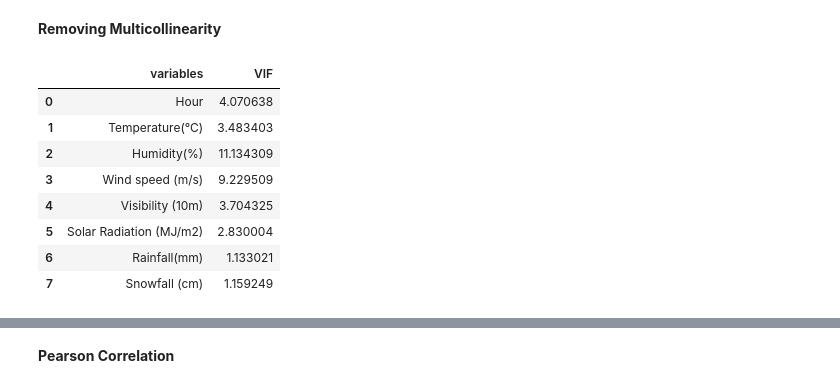
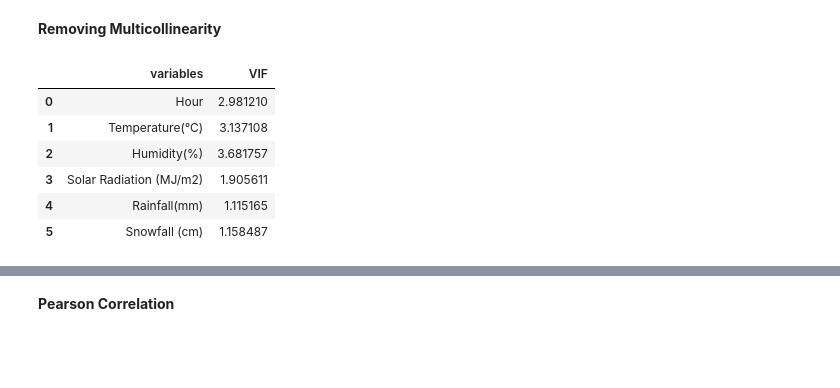
Before and after one commit to RupeshSharma14/Bike-Sharing-Demand-Prediction, a Jupyter notebook: Bike_Sharing_Demand_Prediction_Capstone_Project.ipynb, the cells around one changed output, grey strips where cells are left out. Cells and saved outputs as stored; diff of their text form; code cells hidden in the pictures; blank space fills up the shorter version.

```diff
--- a/Bike_Sharing_Demand_Prediction_Capstone_Project.ipynb
+++ b/Bike_Sharing_Demand_Prediction_Capstone_Project.ipynb
@@ -397,15 +397,13 @@ def cal_vif(X):
 
   return vif
 # %%
-cal_vif(bike_df[[i for i in bike_df.describe().columns if i not in ["Rented Bike Count", "Dew point temperature(°C)"]]])
+cal_vif(bike_df[[i for i in bike_df.describe().columns if i not in ["Rented Bike Count", "Dew point temperature(°C)", "Wind speed (m/s)", "Visibility (10m)"]]])
 # %% [output]
 |  | variables | VIF |
-| 0 | Hour | 4.070638 |
-| 1 | Temperature(°C) | 3.483403 |
-| 2 | Humidity(%) | 11.134309 |
-| 3 | Wind speed (m/s) | 9.229509 |
-| 4 | Visibility (10m) | 3.704325 |
-| 5 | Solar Radiation (MJ/m2) | 2.830004 |
-| 6 | Rainfall(mm) | 1.133021 |
-| 7 | Snowfall (cm) | 1.159249 |
+| 0 | Hour | 2.981210 |
+| 1 | Temperature(°C) | 3.137108 |
+| 2 | Humidity(%) | 3.681757 |
+| 3 | Solar Radiation (MJ/m2) | 1.905611 |
+| 4 | Rainfall(mm) | 1.115165 |
+| 5 | Snowfall (cm) | 1.158487 |
 # %%
```
Also changed, not shown: parts of 27 cells of this notebook.
